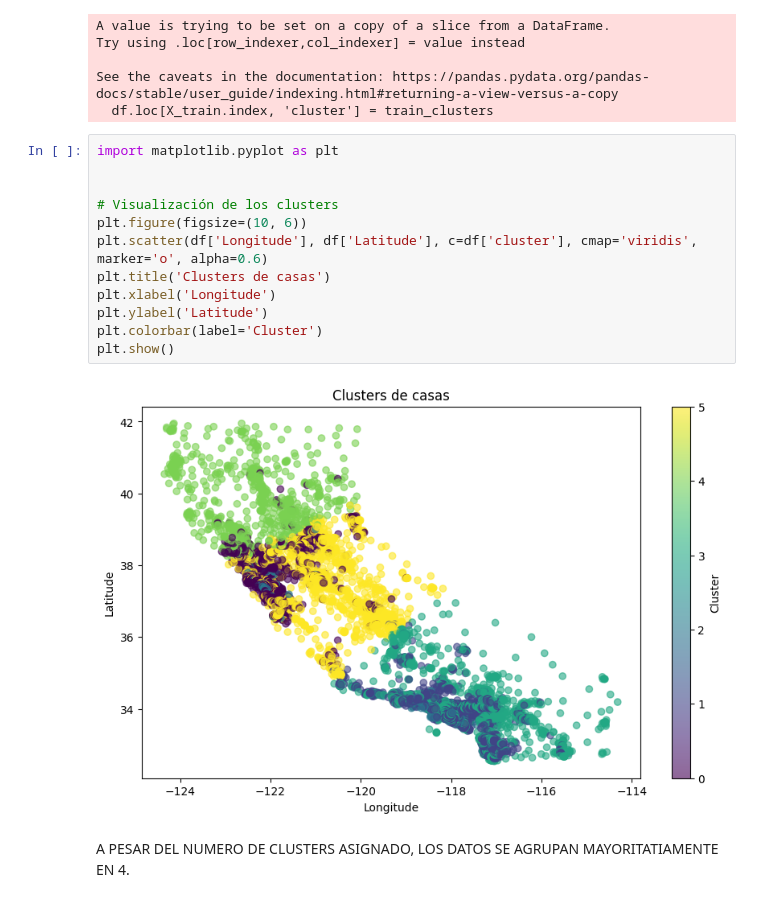
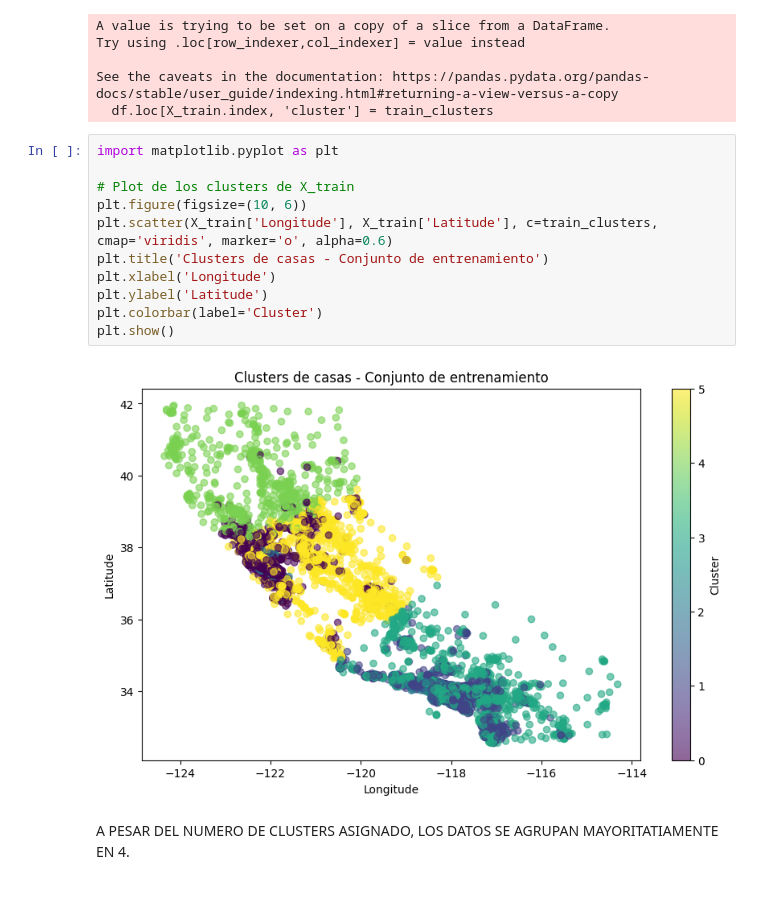
Before and after one commit to 4GeeksAcademy/unsupervised_learning_project, a Jupyter notebook: src/explore.ipynb, the cells around one changed output. Cells and saved outputs as stored; diff of their text form.

```diff
--- a/src/explore.ipynb
+++ b/src/explore.ipynb
@@ -67,17 +67,16 @@ See the caveats in the documentation: https://pandas.pydata.org/pandas-docs/stab
 # %%
 import matplotlib.pyplot as plt
 
-
-# Visualización de los clusters
+# Plot de los clusters de X_train
 plt.figure(figsize=(10, 6))
-plt.scatter(df['Longitude'], df['Latitude'], c=df['cluster'], cmap='viridis', marker='o', alpha=0.6)
-plt.title('Clusters de casas')
+plt.scatter(X_train['Longitude'], X_train['Latitude'], c=train_clusters, cmap='viridis', marker='o', alpha=0.6)
+plt.title('Clusters de casas - Conjunto de entrenamiento')
 plt.xlabel('Longitude')
 plt.ylabel('Latitude')
 plt.colorbar(label='Cluster')
 plt.show()
 # %% [output]
-[figure, old version]
+[figure, new version]
 # %% [markdown]
 A PESAR DEL NUMERO DE CLUSTERS ASIGNADO, LOS DATOS SE AGRUPAN MAYORITATIAMENTE EN 4.
 # %%
```
Also changed, not shown: parts of 5 cells of this notebook.
